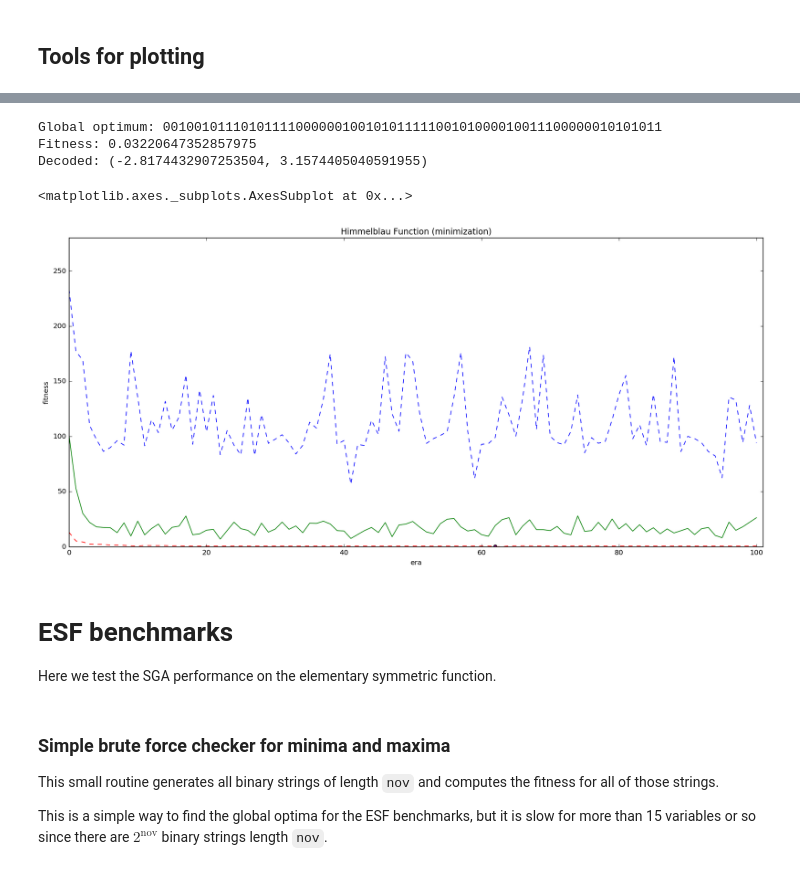
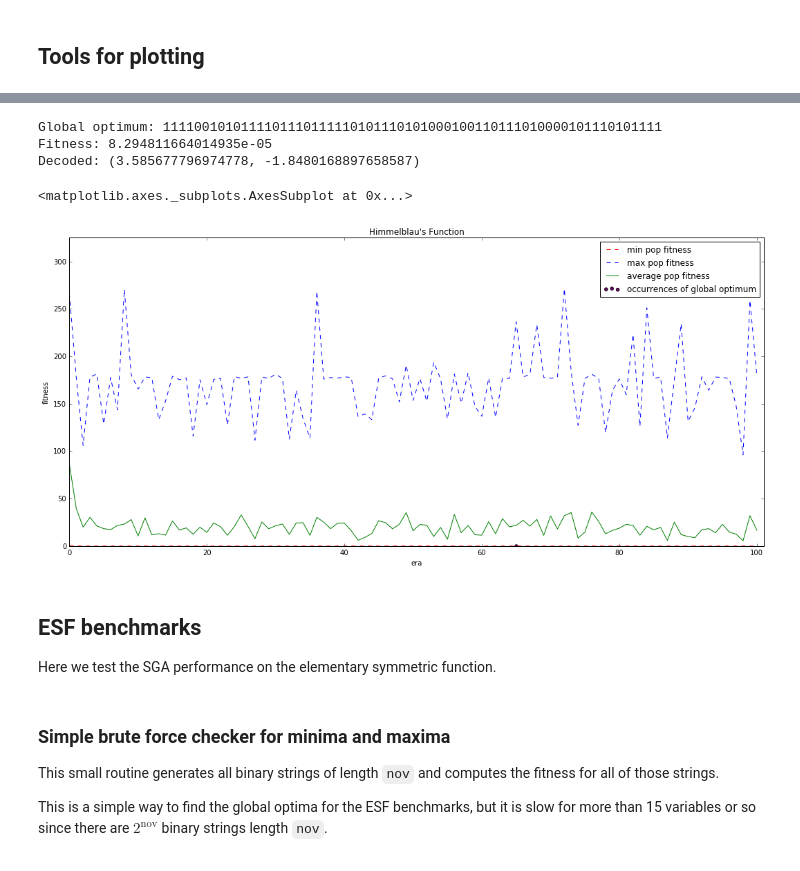
Before and after one commit to glifchits/simple-genetic-algorithm, a Jupyter notebook: SGA.ipynb, the cells around one changed output, grey strips where cells are left out. Cells and saved outputs as stored; diff of their text form; code cells hidden in the pictures.

```diff
--- a/SGA.ipynb
+++ b/SGA.ipynb
@@ -187,18 +193,21 @@ Creates perturbations in the population to find some chromosomes that are not av
 def mutation(string, probability):
     """
     :param string: the binary string to mutate
-    :param probability: [0 ≤ float ≤ 1] the probability of any character being flipped
-    :returns: [str] just the input string, possibly with some bits flipped
+    :param probability: [0 ≤ float ≤ 1]
+        the probability of any character being flipped
+    :returns: [str]
+        just the input string, possibly with some bits flipped
     """
     flipped = lambda x: '1' if x is '0' else '0'
     chars = (flipped(char) if coin(probability) else char for char in string)
     return ''.join(chars)
 
-
 def mutate_population(population, prob):
     """
-    :param population: [List[str]] population of binary strings
-    :returns: [List[str]] just the input population, with some members possibly mutated
+    :param population: [List[str]]
+        population of binary strings
+    :returns: [List[str]]
+        just the input population with some members possibly mutated
     """
     return [mutation(m, prob) for m in population]
 # %% [markdown]
@@ -215,14 +222,16 @@ In each era, we:
 We save each population so that we can plot how the populations change after each era.
 # %%
 def run_genetic_algorithm(obj_fun, decoder,
-                          min_or_max=MAX, num_eras=100, population_size=20, chromosome_length=12,
+                          min_or_max=MAX, num_eras=100,
+                          population_size=20, chromosome_length=12,
                           crossover_probability=0.4,mutation_probability=0.005):
 
-    # define fitness function (decode string, then feed decoded to the objective_function)
+    # define fitness function (decode string, then feed to the OF)
     fitness = lambda coding: obj_fun(*decoder(coding))
 
     # initialize population
-    population = generate_random_population(number=population_size, length=chromosome_length)
+    population = generate_random_population(number=population_size,
+                                            length=chromosome_length)
     # data collection
     populations = [population] # initialize with first population
 
@@ -341,7 +350,8 @@ def esf_decoder(coding):
 # %% [markdown]
 ## Tools for plotting
 # %%
-def plot_ga(obj_fun, decoder, ax=None, ga_opts=None, min_or_max=MIN, title="Genetic Algorithm Evolution"):
+def plot_ga(obj_fun, decoder, ax=None, ga_opts=None, min_or_max=MIN,
+            title="Genetic Algorithm Evolution", legend=True):
     if ga_opts is None:
         ga_opts = {}
 
@@ -371,7 +381,8 @@ def plot_ga(obj_fun, decoder, ax=None, ga_opts=None, min_or_max=MIN, title="Gene
     mins = [min(f) for f in fitnesses]
     maxs = [max(f) for f in fitnesses]
     avgs = [sum(f)/len(f) for f in fitnesses]
-    optima = [(it, fittest_fitness) for it, pop in enumerate(populations) if fittest_fitness in map(fitness, pop)]
+    optima = [(it, fittest_fitness) for it, pop in enumerate(populations)
+              if fittest_fitness in map(fitness, pop)]
     x_optima, y_optima = zip(*optima) # unzip pairs into two sequences
 
     if ax is None: # if no plotting axes are provided
@@ -379,8 +390,17 @@ def plot_ga(obj_fun, decoder, ax=None, ga_opts=None, min_or_max=MIN, title="Gene
         fig, ax = plt.subplots(1)
 
     # do the plotting
-    line_mins, line_maxs, line_avgs = ax.plot(x_axis, mins, 'r--', maxs, 'b--', avgs, 'g-')
+    l_mins, l_maxs, l_avgs = ax.plot(x_axis, mins, 'r--', maxs, 'b--', avgs, 'g-')
     scatter_ceil = ax.scatter(x_optima, y_optima, c='purple')
+
+    # create a legend
+    if legend:
+        plt.legend(
+            (l_mins, l_maxs, l_avgs, scatter_ceil),
+            ("min pop fitness", "max pop fitness", "average pop fitness",
+             "occurrences of global optimum"),
+            loc="upper right",
+        )
 
     # set parameters for the axes
     ax.set_xlim(0, len(populations))
@@ -478,23 +504,22 @@ We work with a larger chromosome length to get higher fidelity real numbers.
 # %%
 decoder = himmelblau_decoder
 obj_fun = himmelblau_OF
-
-fitness = lambda coding: obj_fun(*decoder(coding))
 
 ga_opts = dict(
     num_eras=100, population_size=40, chromosome_length=64,
     crossover_probability=0.35, mutation_probability=0.04
 )
 
-plot_ga(obj_fun, decoder, min_or_max=MIN, ga_opts=ga_opts, title="Himmelblau Function (minimization)")
+plot_ga(obj_fun, decoder, min_or_max=MIN, ga_opts=ga_opts,
+              title="Himmelblau's Function")
 # %% [output]
-Global optimum: 0010010111010111100000010010101111100101000010011100000010101011
-Fitness: 0.03220647352857975
-Decoded: (-2.8174432907253504, 3.1574405040591955)
+Global optimum: 1111001010111101110111110101110101000100110111010000101110101111
+Fitness: 8.294811664014935e-05
+Decoded: (3.585677796974778, -1.8480168897658587)
 <matplotlib.axes._subplots.AxesSubplot at 0x...>
-[figure, old version]
+[figure, new version]
 # %% [markdown]
-# ESF benchmarks
+## ESF benchmarks
 
 Here we test the SGA performance on the elementary symmetric function.
 # %% [markdown]
```
Also changed, not shown: parts of 37 cells of this notebook.
